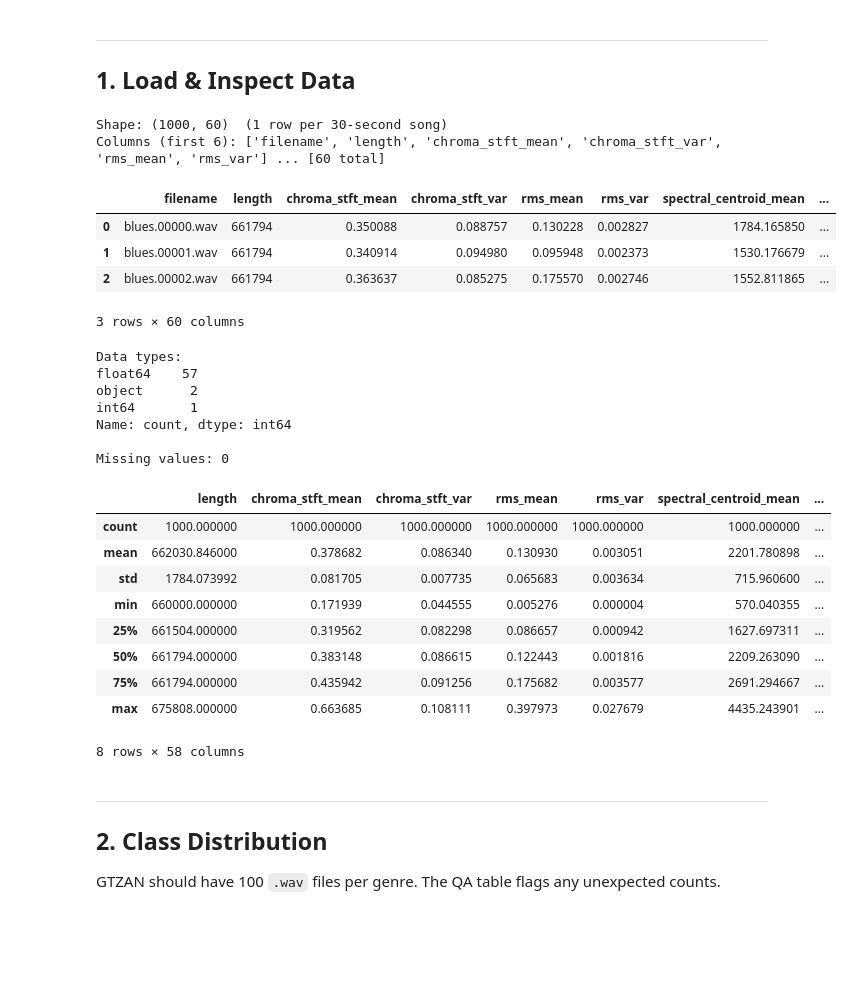
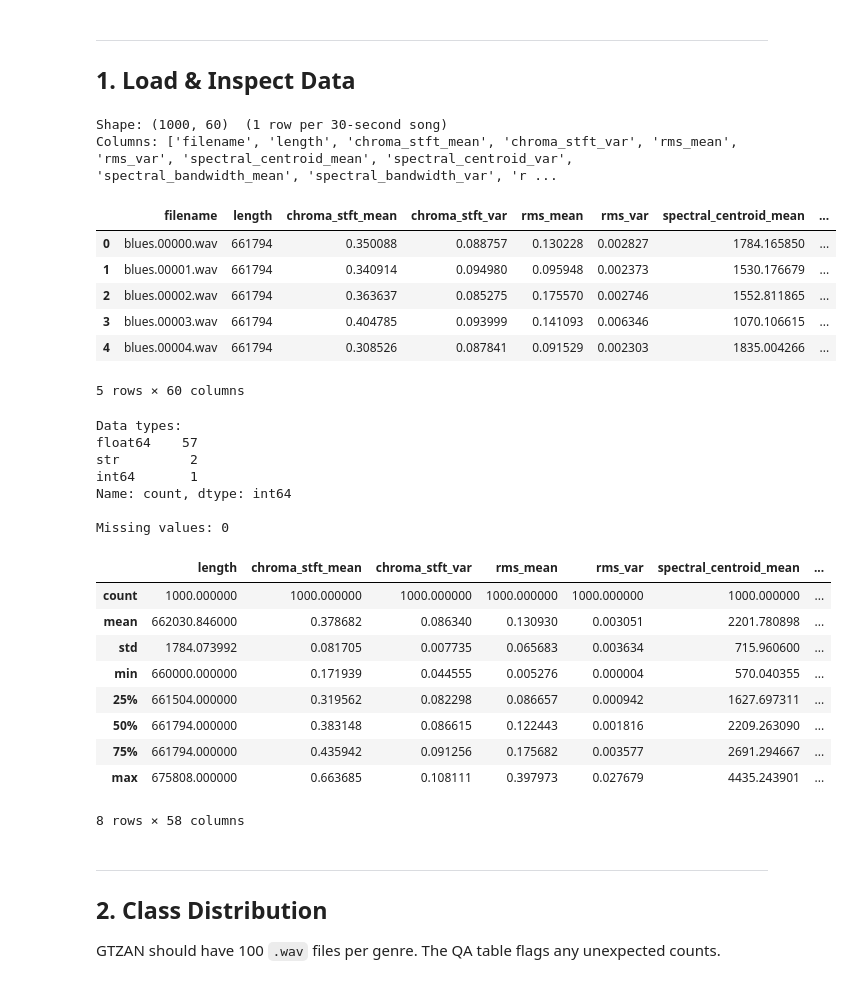
Before and after one commit to ach0309/audio-genre-classifier, a Jupyter notebook: code/1_explore.ipynb, the cells around one changed output. Cells and saved outputs as stored; diff of their text form; code cells hidden in the pictures; blank space fills up the shorter version.

```diff
--- a/code/1_explore.ipynb
+++ b/code/1_explore.ipynb
@@ -87,8 +41,10 @@ import matplotlib.pyplot as plt
 import librosa
 import librosa.display
 
-CSV_EDA   = Path('data') / 'features_30_sec.csv'
-CSV_TRAIN = Path('data') / 'features_3_sec.csv'
+
+csv_eda = "../data/features_30_sec.csv"
+df = pd.read_csv(csv_eda)
+
 
 EXPECTED_GENRES = {
     'blues', 'classical', 'country', 'disco', 'hiphop',
@@ -96,7 +52,5 @@ EXPECTED_GENRES = {
 }
 GENRES = sorted(EXPECTED_GENRES)
 
-print('Libraries loaded.')
-print(f'EDA CSV    : {CSV_EDA}')
-print(f'Train CSV  : {CSV_TRAIN}')
+df.head()
 # %% [output]
@@ -231,19 +222,22 @@ Helper functions defined.
 ---
 ## 1. Load & Inspect Data
 # %%
-df = pd.read_csv(CSV_EDA)
+df = pd.read_csv(csv_eda)
 print(f'Shape: {df.shape}  (1 row per 30-second song)')
-cols_preview = list(df.columns[:6])
-print(f'Columns (first 6): {cols_preview} ... [{len(df.columns)} total]')
-df.head(3)
+
+cols_preview = list(df.columns)
+print(f'Columns: {cols_preview} ... [{len(df.columns)} total]')
+df.head()
 # %% [output]
 Shape: (1000, 60)  (1 row per 30-second song)
-Columns (first 6): ['filename', 'length', 'chroma_stft_mean', 'chroma_stft_var', 'rms_mean', 'rms_var'] ... [60 total]
+Columns: ['filename', 'length', 'chroma_stft_mean', 'chroma_stft_var', 'rms_mean', 'rms_var', 'spectral_centroid_mean', 'spectral_centroid_var', 'spectral_bandwidth_mean', 'spectral_bandwidth_var', 'r ...
 |  | filename | length | chroma_stft_mean | chroma_stft_var | rms_mean | rms_var | spectral_centroid_mean | ... |
 | 0 | blues.00000.wav | 661794 | 0.350088 | 0.088757 | 0.130228 | 0.002827 | 1784.165850 | ... |
 | 1 | blues.00001.wav | 661794 | 0.340914 | 0.094980 | 0.095948 | 0.002373 | 1530.176679 | ... |
 | 2 | blues.00002.wav | 661794 | 0.363637 | 0.085275 | 0.175570 | 0.002746 | 1552.811865 | ... |
+| 3 | blues.00003.wav | 661794 | 0.404785 | 0.093999 | 0.141093 | 0.006346 | 1070.106615 | ... |
+| 4 | blues.00004.wav | 661794 | 0.308526 | 0.087841 | 0.091529 | 0.002303 | 1835.004266 | ... |
-3 rows × 60 columns
+5 rows × 60 columns
 # %%
 print('Data types:')
 print(df.dtypes.value_counts())
@@ -253,7 +247,7 @@ df.describe()
 # %% [output]
 Data types:
 float64    57
-object      2
+str         2
 int64       1
 Name: count, dtype: int64
 
```
Also changed, not shown: parts of 14 cells of this notebook.
